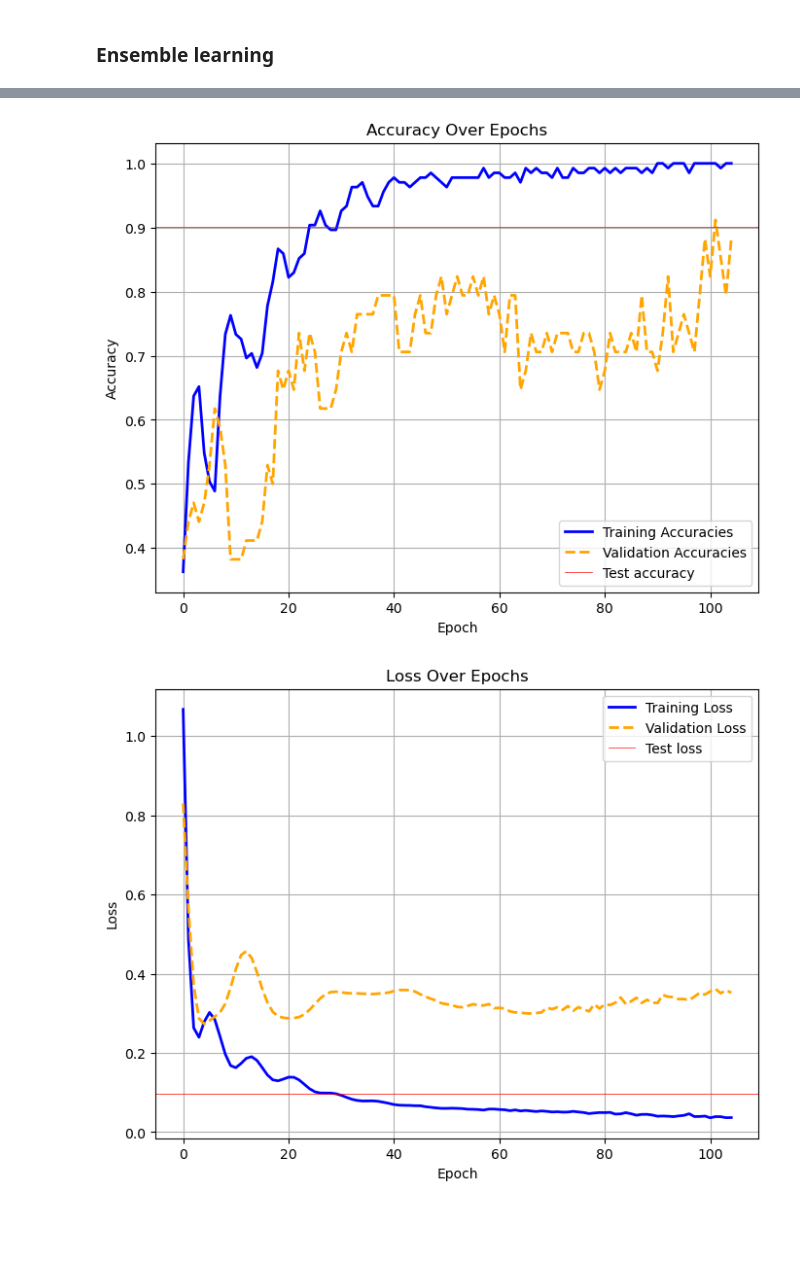
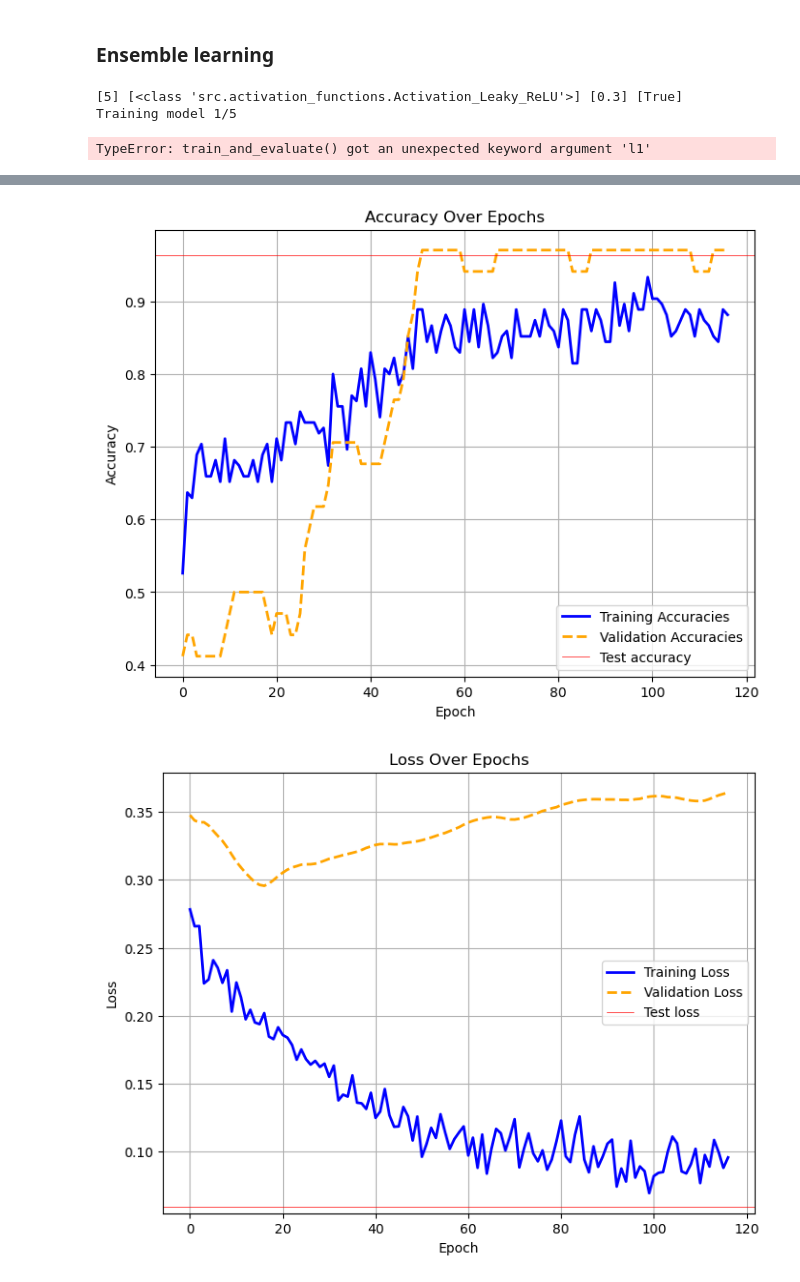
Before and after one commit to Mostafa772/ML_project, a Jupyter notebook: baseline copy.ipynb, the cells around one changed output, grey strips where cells are left out. Cells and saved outputs as stored; diff of their text form; code cells hidden in the pictures; blank space fills up the shorter version.

```diff
--- a/baseline copy.ipynb
+++ b/baseline copy.ipynb
@@ -237,12 +238,16 @@ n_epochs = n_epochs
 # %%
-# ensemble = EnsembleNN(n_models=5)
+ensemble = EnsembleNN(n_models=5)
 
-# ensemble.create_and_train_models(best_hyperparams)
+ensemble.create_and_train_models(best_hyperparams)
 
-# test_predictions = ensemble.predict(X_test)
-# test_accuracy = np.mean(test_predictions == y_test)
+test_predictions = ensemble.predict(X_test)
+test_accuracy = np.mean(test_predictions == y_test)
 
-# print(f"Ensemble Test Accuracy: {test_accuracy:.4f}")
+print(f"Ensemble Test Accuracy: {test_accuracy:.4f}")
+# %% [output]
+[5] [<class 'src.activation_functions.Activation_Leaky_ReLU'>] [0.3] [True]
+Training model 1/5
+TypeError: train_and_evaluate() got an unexpected keyword argument 'l1'
 # %%
 import copy
 
@@ -332,7 +337,7 @@ for epoch in range(n_epochs):
     early_stopping.on_epoch_end(
         current_loss=val_loss,
         current_accuracy=val_accuracy,
-        model=model.layers,
+        model=model,
         epoch=epoch
     )
 
@@ -343,7 +348,7 @@ for epoch in range(n_epochs):
 # Restore best weights
 if early_stopping.stop_training:
     print(f"Restoring model weights from epoch {early_stopping.best_epoch}")
-    early_stopping.restore_weights(model.layers)
+    early_stopping.restore_weights(model)
 
 # Final evaluation
 model.forward(X_val_input, training=False)
@@ -392,5 +398,5 @@ Test Accuracy: 0.9005
-[figure, old version]
+[figure, new version]
-[figure, old version]
+[figure, new version]
 # %%
 print(train_losses, val_losses)
 # %% [output]
```
Also changed, not shown: parts of 9 cells of this notebook, 4 other files.
